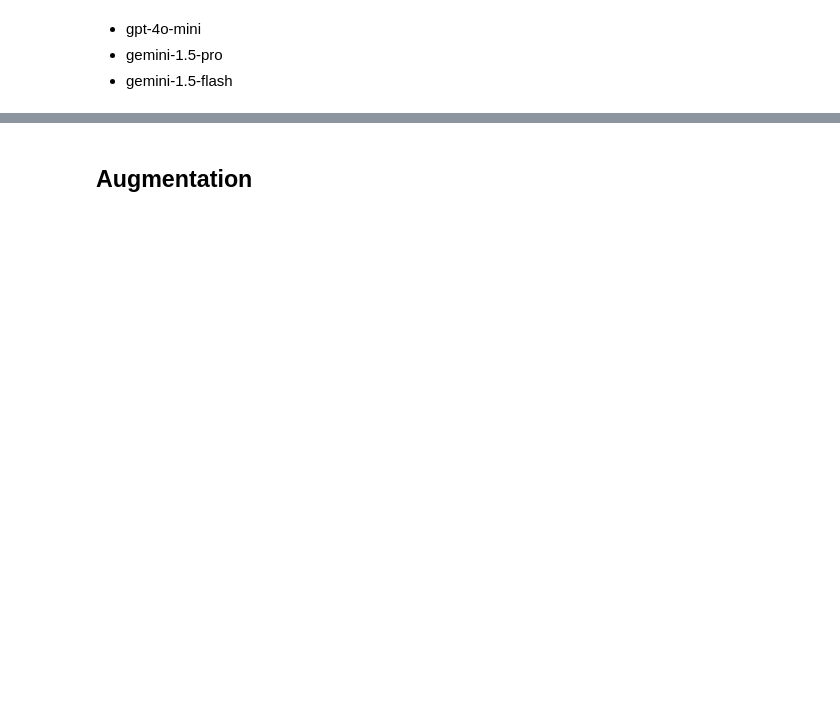
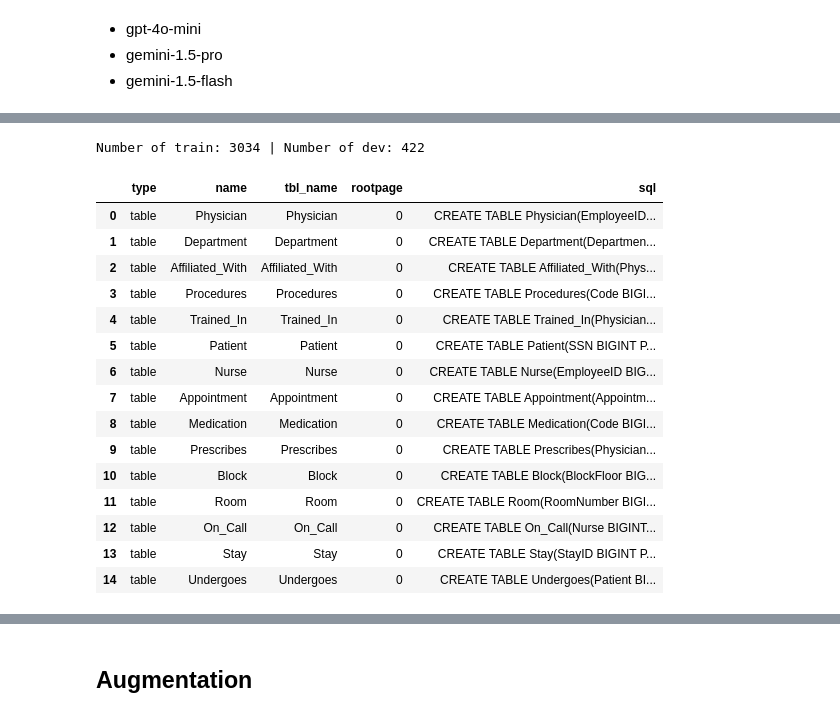
Before and after one commit to simonjisu/BusinessObjects, a Jupyter notebook: test.ipynb, the cells around one changed output, grey strips where cells are left out. Cells and saved outputs as stored; diff of their text form; code cells hidden in the pictures; blank space fills up the shorter version.

```diff
--- a/test.ipynb
+++ b/test.ipynb
@@ -117,0 +5,55 @@ train_samples, dev_samples = split_train_dev(sparc_samples, ratio=0.8)
+# %%
+import json
+import numpy as np
+import pandas as pd
+
+from pathlib import Path
+from src.db_utils import get_schema_str, get_data_dict
+from src.database import SqliteDatabase, DuckDBDatabase
+from src.sparc_preprocess import (
+    load_sparc_data,
+    process_all_tables,
+    filter_samples_by_count,
+    process_samples,
+    split_train_dev
+)
+
+# duckdb.sql('INSTALL sqlite')
+# duckdb.sql('SET GLOBAL sqlite_all_varchar = true;')
+
+proj_path = Path('.').resolve()
+sparc_path = proj_path / 'data' / 'sparc'
+
+tables, train_data, dev_data = load_sparc_data(sparc_path)
+print(f'Number of train: {len(train_data)} | Number of dev: {len(dev_data)}')
+
+sparc_tables = process_all_tables(tables)
+# filter samples by count, must have at least 5 samples
+all_data = filter_samples_by_count(train_data+dev_data, n=5)
+# process samples -> {db_id: list of samples}
+sparc_samples = process_samples(all_data)
+# change train/dev by sample
+train_samples, dev_samples = split_train_dev(sparc_samples, ratio=0.8)
+# %% [output]
+Number of train: 3034 | Number of dev: 422
+# %%
+db_id = 'hospital_1'
+db = Database(db_file=str(sparc_path / 'database' / db_id / f'{db_id}.sqlite'))
+db.execute("SELECT * FROM sqlite_master WHERE type='table';")
+# %% [output]
+|  | type | name | tbl_name | rootpage | sql |
+| 0 | table | Physician | Physician | 0 | CREATE TABLE Physician(EmployeeID... |
+| 1 | table | Department | Department | 0 | CREATE TABLE Department(Departmen... |
+| 2 | table | Affiliated_With | Affiliated_With | 0 | CREATE TABLE Affiliated_With(Phys... |
+| 3 | table | Procedures | Procedures | 0 | CREATE TABLE Procedures(Code BIGI... |
+| 4 | table | Trained_In | Trained_In | 0 | CREATE TABLE Trained_In(Physician... |
+| 5 | table | Patient | Patient | 0 | CREATE TABLE Patient(SSN BIGINT P... |
+| 6 | table | Nurse | Nurse | 0 | CREATE TABLE Nurse(EmployeeID BIG... |
+| 7 | table | Appointment | Appointment | 0 | CREATE TABLE Appointment(Appointm... |
+| 8 | table | Medication | Medication | 0 | CREATE TABLE Medication(Code BIGI... |
+| 9 | table | Prescribes | Prescribes | 0 | CREATE TABLE Prescribes(Physician... |
+| 10 | table | Block | Block | 0 | CREATE TABLE Block(BlockFloor BIG... |
+| 11 | table | Room | Room | 0 | CREATE TABLE Room(RoomNumber BIGI... |
+| 12 | table | On_Call | On_Call | 0 | CREATE TABLE On_Call(Nurse BIGINT... |
+| 13 | table | Stay | Stay | 0 | CREATE TABLE Stay(StayID BIGINT P... |
+| 14 | table | Undergoes | Undergoes | 0 | CREATE TABLE Undergoes(Patient BI... |
```
Also changed, not shown: parts of 21 cells of this notebook, 6 other files.
